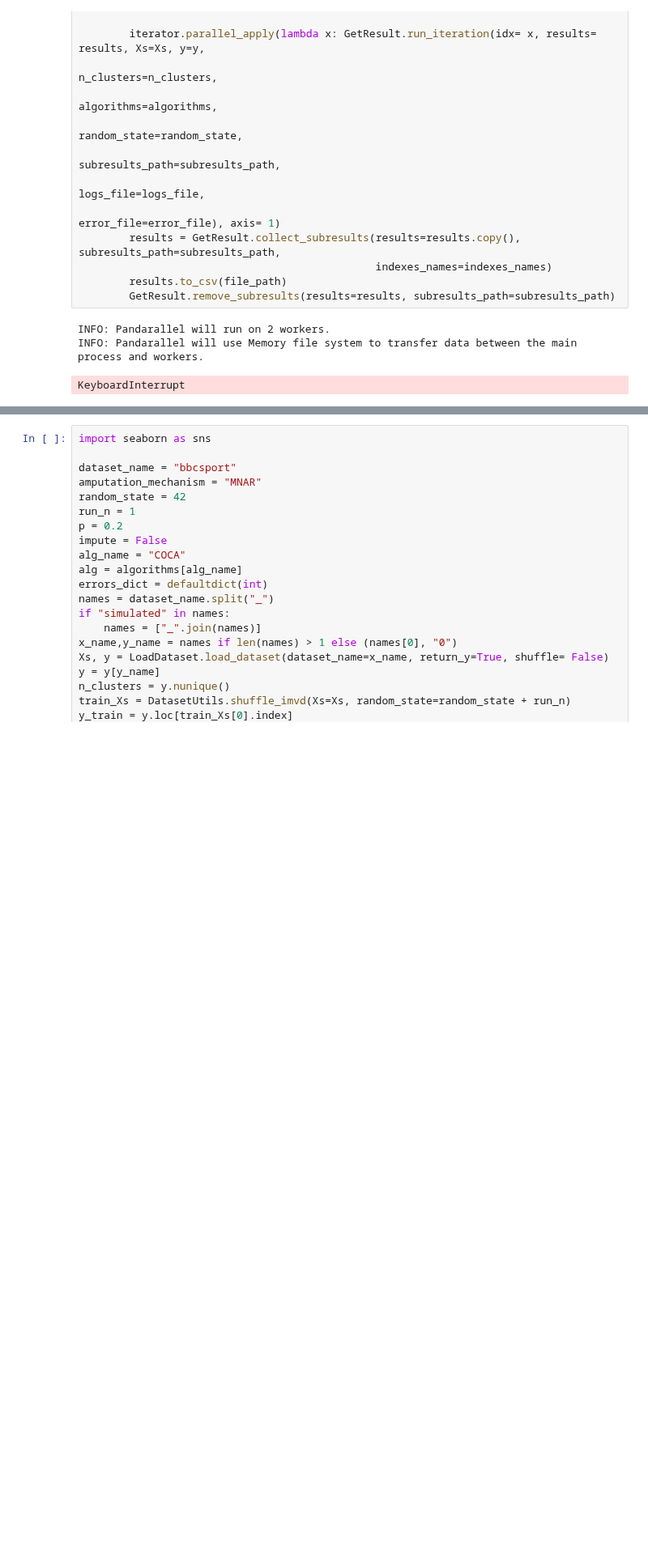
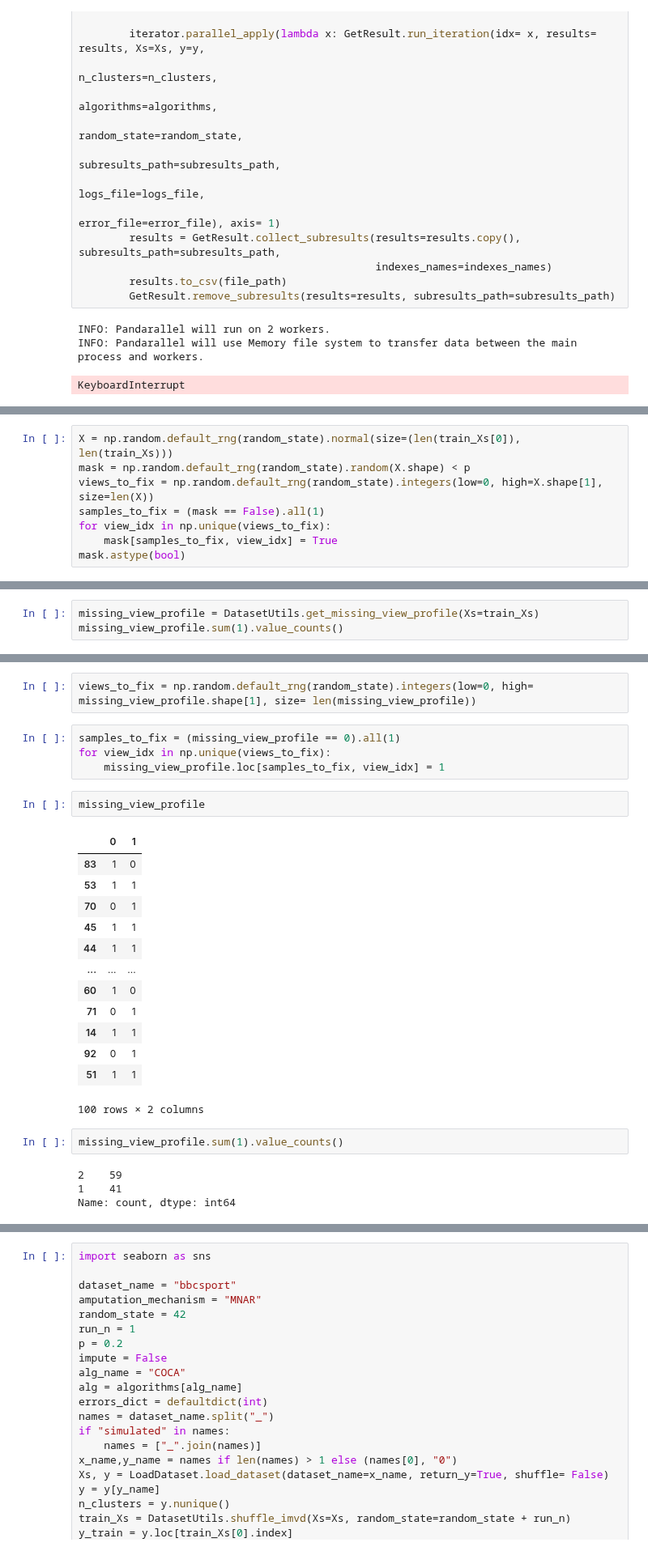
Before and after one commit to RafRomB/imml, a Jupyter notebook: Untitled.ipynb, the cells around one changed output, grey strips where cells are left out. Shown at 81% size. Saved outputs shown, nothing was run; the diff lists cells and outputs as text; blank space fills up the shorter version.

```diff
--- a/Untitled.ipynb
+++ b/Untitled.ipynb
@@ -255,0 +269,8 @@ DatasetUtils.get_n_complete_samples(Xs=train_Xs), DatasetUtils.get_n_incomplete_
+# %%
+X = np.random.default_rng(random_state).normal(size=(len(train_Xs[0]), len(train_Xs)))
+mask = np.random.default_rng(random_state).random(X.shape) < p
+views_to_fix = np.random.default_rng(random_state).integers(low=0, high=X.shape[1], size=len(X))
+samples_to_fix = (mask == False).all(1)
+for view_idx in np.unique(views_to_fix):
+    mask[samples_to_fix, view_idx] = True
+mask.astype(bool)
@@ -255,0 +315,3 @@ DatasetUtils.get_n_complete_samples(Xs=train_Xs), DatasetUtils.get_n_incomplete_
+# %%
+missing_view_profile = DatasetUtils.get_missing_view_profile(Xs=train_Xs)
+missing_view_profile.sum(1).value_counts()
@@ -256,3 +342,31 @@ DatasetUtils.get_n_complete_samples(Xs=train_Xs), DatasetUtils.get_n_incomplete_
+# %%
+views_to_fix = np.random.default_rng(random_state).integers(low=0, high= missing_view_profile.shape[1], size= len(missing_view_profile))
+# %%
+samples_to_fix = (missing_view_profile == 0).all(1)
+for view_idx in np.unique(views_to_fix):
+    missing_view_profile.loc[samples_to_fix, view_idx] = 1
+# %%
+missing_view_profile
+# %% [output]
+|  | 0 | 1 |
+| 83 | 1 | 0 |
+| 53 | 1 | 1 |
+| 70 | 0 | 1 |
+| 45 | 1 | 1 |
+| 44 | 1 | 1 |
+| ... | ... | ... |
+| 60 | 1 | 0 |
+| 71 | 0 | 1 |
+| 14 | 1 | 1 |
+| 92 | 0 | 1 |
+| 51 | 1 | 1 |
+100 rows × 2 columns
+# %%
+missing_view_profile.sum(1).value_counts()
+# %% [output]
+2    59
+1    41
+Name: count, dtype: int64
 # %%
 %%time
 model = Model(alg_name=alg_name, alg=alg)
```
Also changed, not shown: parts of 9 cells of this notebook, 18 other files.
